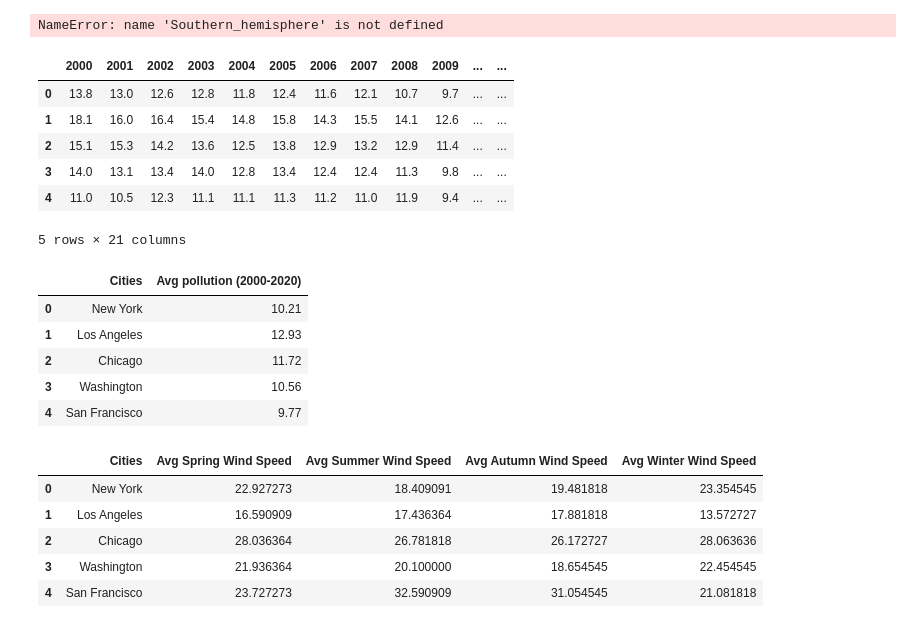
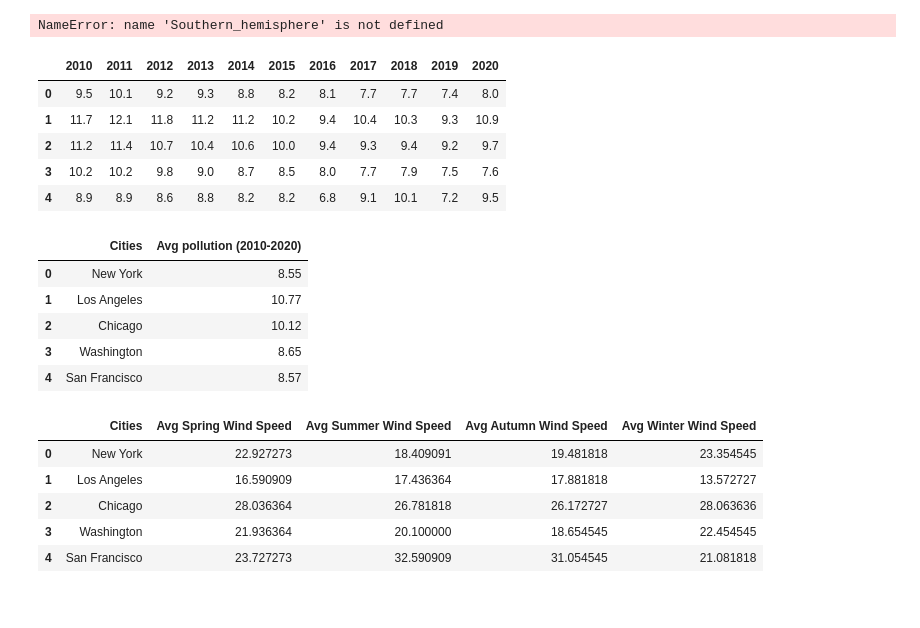
Before and after one commit to DiegoMartorell1620/Project1_Team7, a Jupyter notebook: Project 1 - Team 7.ipynb, the cells around one changed output. Saved outputs shown, nothing was run; the diff lists cells and outputs as text; code cells hidden in the pictures.

```diff
--- a/Project 1 - Team 7.ipynb
+++ b/Project 1 - Team 7.ipynb
@@ -2476,37 +2476,36 @@ Southern_hemisphere.to_csv("Resources/Southern_Hemisphere_data.csv",index=False)
 NameError: name 'Southern_hemisphere' is not defined
 # %%
 # Selecting the columns representing pollution data for the years 2000 to 2020
-total_pollution_df = total_pollution_data.loc[:, ["2000", "2001", "2002", "2003", "2004", "2005", "2006", "2007", "2008", "2009", "2010", "2011", "2012", "2013", "2014", "2015", "2016", "2017", "2018", "2019", "2020"]]
+total_pollution_df = total_pollution_data.loc[:, ["2010", "2011", "2012", "2013", "2014", "2015", "2016", "2017", "2018", "2019", "2020"]]
 
 # Displaying the first few rows of the selected pollution data
 total_pollution_df.head()
 # %% [output]
-|  | 2000 | 2001 | 2002 | 2003 | 2004 | 2005 | 2006 | 2007 | 2008 | 2009 | ... | ... |
-| 0 | 13.8 | 13.0 | 12.6 | 12.8 | 11.8 | 12.4 | 11.6 | 12.1 | 10.7 | 9.7 | ... | ... |
-| 1 | 18.1 | 16.0 | 16.4 | 15.4 | 14.8 | 15.8 | 14.3 | 15.5 | 14.1 | 12.6 | ... | ... |
-| 2 | 15.1 | 15.3 | 14.2 | 13.6 | 12.5 | 13.8 | 12.9 | 13.2 | 12.9 | 11.4 | ... | ... |
-| 3 | 14.0 | 13.1 | 13.4 | 14.0 | 12.8 | 13.4 | 12.4 | 12.4 | 11.3 | 9.8 | ... | ... |
-| 4 | 11.0 | 10.5 | 12.3 | 11.1 | 11.1 | 11.3 | 11.2 | 11.0 | 11.9 | 9.4 | ... | ... |
+|  | 2010 | 2011 | 2012 | 2013 | 2014 | 2015 | 2016 | 2017 | 2018 | 2019 | 2020 |
+| 0 | 9.5 | 10.1 | 9.2 | 9.3 | 8.8 | 8.2 | 8.1 | 7.7 | 7.7 | 7.4 | 8.0 |
+| 1 | 11.7 | 12.1 | 11.8 | 11.2 | 11.2 | 10.2 | 9.4 | 10.4 | 10.3 | 9.3 | 10.9 |
+| 2 | 11.2 | 11.4 | 10.7 | 10.4 | 10.6 | 10.0 | 9.4 | 9.3 | 9.4 | 9.2 | 9.7 |
+| 3 | 10.2 | 10.2 | 9.8 | 9.0 | 8.7 | 8.5 | 8.0 | 7.7 | 7.9 | 7.5 | 7.6 |
+| 4 | 8.9 | 8.9 | 8.6 | 8.8 | 8.2 | 8.2 | 6.8 | 9.1 | 10.1 | 7.2 | 9.5 |
-5 rows × 21 columns
 # %%
 # Calculating the average pollution across all years
 avg_polution_humidity = total_pollution_df.mean(axis=1)
 
 # Adding the average pollution data for each city to the total pollution data
-total_pollution_data['Avg pollution (2000-2020)'] = avg_polution_humidity
+total_pollution_data['Avg pollution (2010-2020)'] = avg_polution_humidity
 
 # Selecting the 'Cities' and 'Avg pollution (2000-2020)' columns and rounding the values to two decimal places
-avg_polution_by_city = round(pd.DataFrame(total_pollution_data[["Cities", "Avg pollution (2000-2020)"]]), 2)
+avg_polution_by_city = round(pd.DataFrame(total_pollution_data[["Cities", "Avg pollution (2010-2020)"]]), 2)
 
 # Displaying the first few rows of the average pollution data by city
 avg_polution_by_city.head()
 # %% [output]
-|  | Cities | Avg pollution (2000-2020) |
-| 0 | New York | 10.21 |
-| 1 | Los Angeles | 12.93 |
-| 2 | Chicago | 11.72 |
-| 3 | Washington | 10.56 |
-| 4 | San Francisco | 9.77 |
+|  | Cities | Avg pollution (2010-2020) |
+| 0 | New York | 8.55 |
+| 1 | Los Angeles | 10.77 |
+| 2 | Chicago | 10.12 |
+| 3 | Washington | 8.65 |
+| 4 | San Francisco | 8.57 |
 # %%
 # Extracting columns related to average wind speed for each season from the northern hemisphere data
 northern_spring_wind_columns = northern_hemisphere_data.loc[:, 'Average Wind Speed (m/s) Spring 2010':'Average Wind Speed (m/s) Spring 2020']
```
Also changed, not shown: parts of 5 cells of this notebook.
